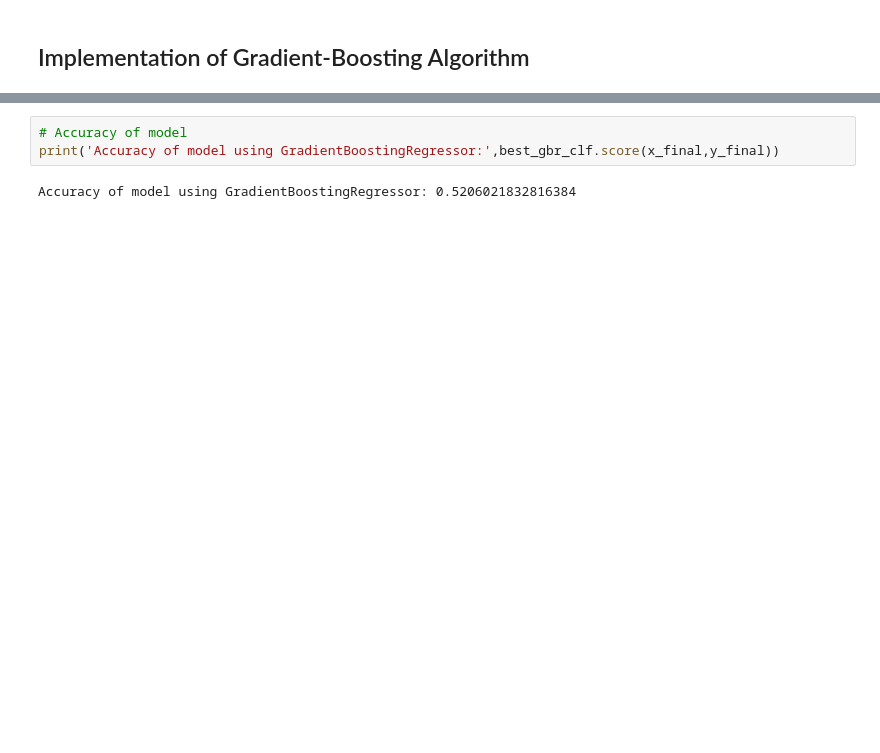
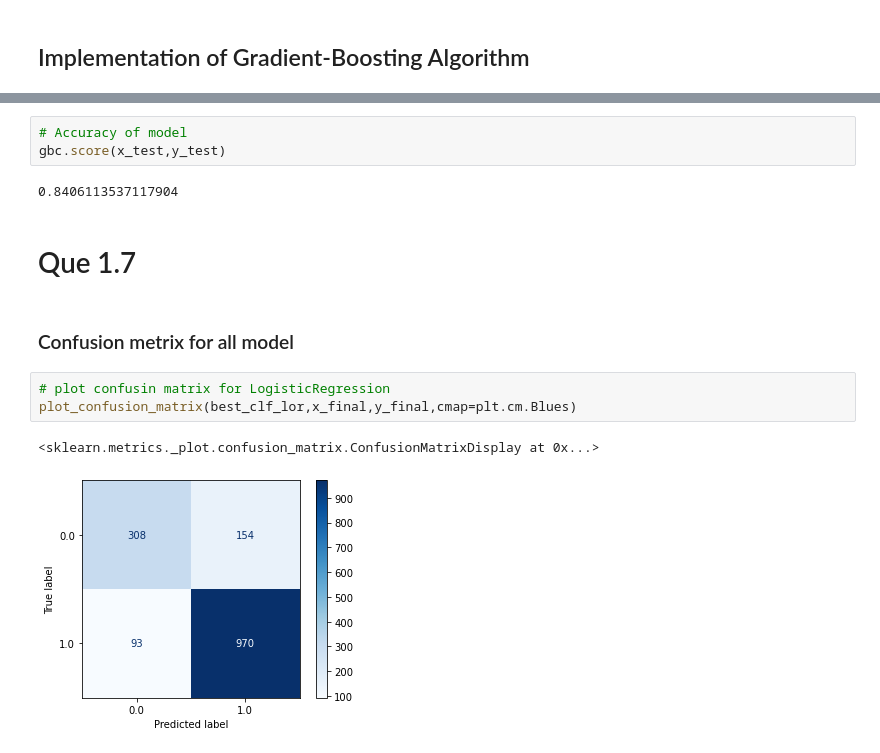
Before and after one commit to BharatKanzariya/Freelancer_Project, a Jupyter notebook: Election_data_analysis/Election.ipynb, the cells around one changed output, grey strips where cells are left out. Cells and saved outputs as stored; diff of their text form; blank space fills up the shorter version.

```diff
--- a/Election_data_analysis/Election.ipynb
+++ b/Election_data_analysis/Election.ipynb
@@ -598,5 +530,15 @@ GradientBoostingRegressor(loss='huber', n_estimators=50)
 # %%
 # Accuracy of model
-print('Accuracy of model using GradientBoostingRegressor:',best_gbr_clf.score(x_final,y_final))
+gbc.score(x_test,y_test)
 # %% [output]
-Accuracy of model using GradientBoostingRegressor: 0.5206021832816384
+0.8406113537117904
+# %% [markdown]
+# Que 1.7
+# %% [markdown]
+### Confusion metrix for all model
+# %%
+# plot confusin matrix for LogisticRegression
+plot_confusion_matrix(best_clf_lor,x_final,y_final,cmap=plt.cm.Blues)
+# %% [output]
+<sklearn.metrics._plot.confusion_matrix.ConfusionMatrixDisplay at 0x...>
+[figure, added]
```
Also changed, not shown: parts of 33 cells of this notebook, 1 other file.
